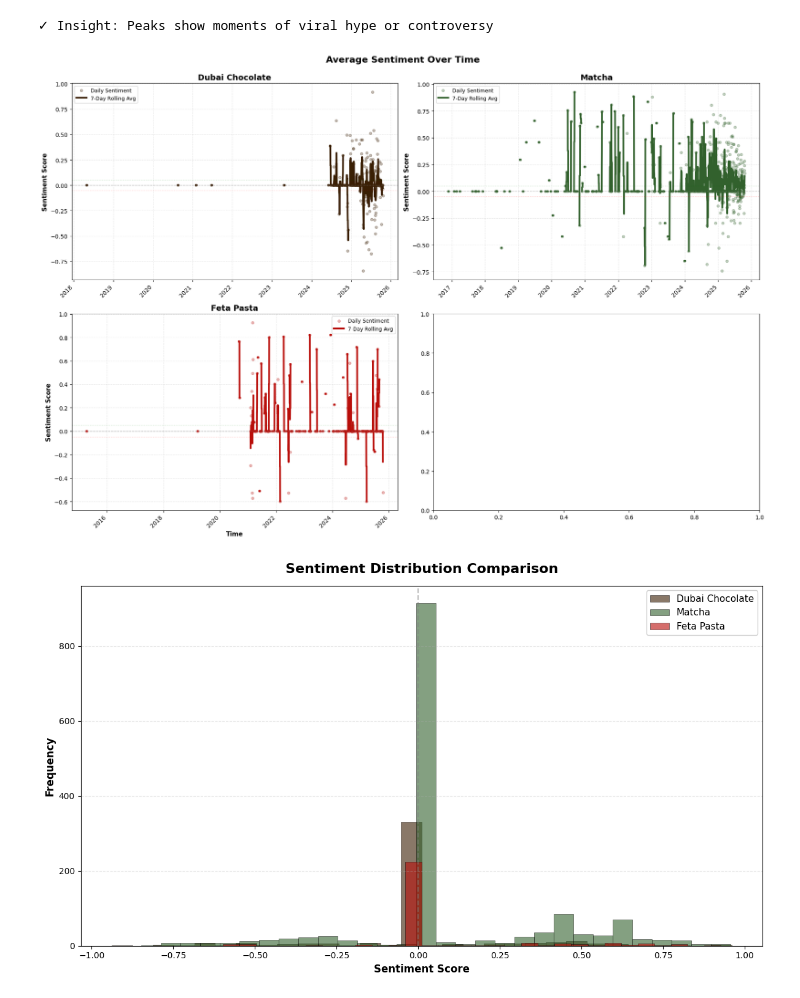
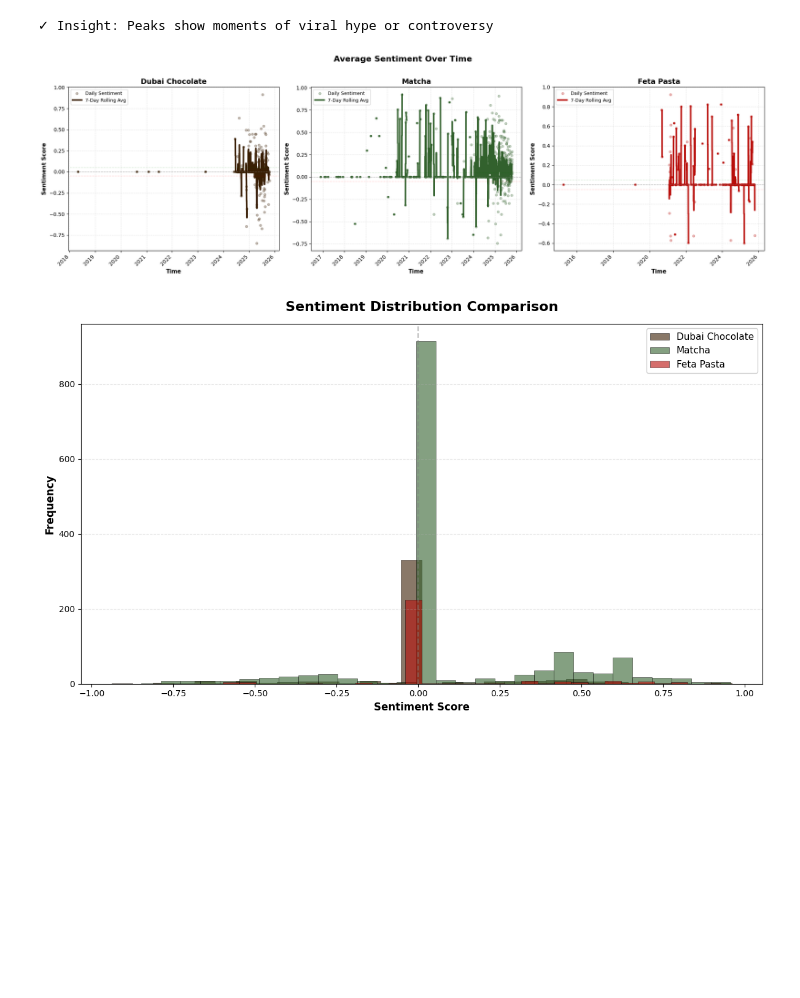
Before and after one commit to kzumreen/FoodTrendsPrediction, a Jupyter notebook: Reddit_Access.ipynb, the cells around one changed output. Cells and saved outputs as stored; diff of their text form; code cells hidden in the pictures; blank space fills up the shorter version.

```diff
--- a/Reddit_Access.ipynb
+++ b/Reddit_Access.ipynb
@@ -681,21 +676,16 @@ plot_normalized_trends(df)
 [figure]
 # %%
 def plot_engagement_quality(df, trend_id='matcha'):
-    """
-    Shows how engagement quality changes as trend evolves
-    """
     trend_df = df[df['Trend_ID'] == trend_id].copy()
 
     if len(trend_df) < 10:
         print(f"Not enough data for {trend_id}: only {len(trend_df)} posts")
         return
 
-    # Calculate engagement ratio
     trend_df['engagement_ratio'] = (
         trend_df['num_comments'] / (trend_df['score'] + 1)
     )
 
-    # Weekly aggregation
     weekly_engagement = (trend_df.set_index('Date')
                         .resample('W')
                         .agg({
@@ -705,40 +695,45 @@ def plot_engagement_quality(df, trend_id='matcha'):
                         })
                         .reset_index())
 
+    TREND_COLORS = {
+        'matcha': '#0D2818',
+        'dubai-chocolate': '#3A1F04',
+        'feta-pasta': '#B90E0A'
+    }
+
+    main_color = TREND_COLORS.get(trend_id, '#2E86AB')
+
     fig, (ax1, ax2) = plt.subplots(2, 1, figsize=(16, 10), sharex=True)
 
-    # Top plot: Average score and comments
     ax1_twin = ax1.twinx()
 
     line1 = ax1.plot(weekly_engagement['Date'],
                      weekly_engagement['score'],
-                     color='#2E86AB', linewidth=2.5, label='Avg Score',
+                     color=main_color, linewidth=2.5, label='Avg Score',
                      marker='o', markersize=5)
     line2 = ax1_twin.plot(weekly_engagement['Date'],
                           weekly_engagement['num_comments'],
                           color='#A23B72', linewidth=2.5, label='Avg Comments',
                           marker='s', markersize=5)
 
-    ax1.set_ylabel('Average Score', color='#2E86AB', fontsize=12, fontweight='bold')
+    ax1.set_ylabel('Average Score', color=main_color, fontsize=12, fontweight='bold')
     ax1_twin.set_ylabel('Average Comments', color='#A23B72', fontsize=12, fontweight='bold')
-    ax1.tick_params(axis='y', labelcolor='#2E86AB')
+    ax1.tick_params(axis='y', labelcolor=main_color)
     ax1_twin.tick_params(axis='y', labelcolor='#A23B72')
     ax1.set_title(f'Engagement Metrics: {trend_id.replace("-", " ").title()}',
                   fontsize=15, fontweight='bold', pad=15)
     ax1.grid(True, alpha=0.3, linestyle='--')
 
-    # Combine legends
     lines = line1 + line2
     labels = [l.get_label() for l in lines]
     ax1.legend(lines, labels, loc='upper left', fontsize=11, framealpha=0.9)
 
-    # Bottom plot: Engagement ratio
     ax2.plot(weekly_engagement['Date'],
              weekly_engagement['engagement_ratio'],
-             color='#F18F01', linewidth=2.5, marker='o', markersize=5)
+             color=main_color, linewidth=2.5, marker='o', markersize=5)
     ax2.fill_between(weekly_engagement['Date'],
                      weekly_engagement['engagement_ratio'],
-                     alpha=0.3, color='#F18F01')
+                     alpha=0.3, color=main_color)
     ax2.set_xlabel('Time', fontsize=12, fontweight='bold')
     ax2.set_ylabel('Comments per Upvote', fontsize=12, fontweight='bold')
     ax2.set_title('Discussion Intensity (Higher = More Discussion per Interest)',
@@ -749,8 +744,7 @@ def plot_engagement_quality(df, trend_id='matcha'):
     plt.tight_layout()
     plt.show()
 
-# Run for each major trend
-for trend in ['matcha', 'dubai-chocolate', 'airfryer', 'feta-pasta']:
+for trend in ['matcha', 'dubai-chocolate', 'feta-pasta']:
     if len(df[df['Trend_ID'] == trend]) >= 10:
         plot_engagement_quality(df, trend)
 # %% [output]
@@ -911,8 +904,7 @@ def plot_sentiment_over_time(df_trends):
     """
     Measure how user sentiment changes over time
     """
-    fig, axes = plt.subplots(2, 2, figsize=(18, 12))
-    axes = axes.flatten()
+    fig, axes = plt.subplots(1, 3, figsize=(20, 6))
 
     for idx, trend in enumerate(trends_to_analyze):
         trend_df = df_trends[df_trends['Trend_ID'] == trend].copy()
@@ -923,54 +915,47 @@ def plot_sentiment_over_time(df_trends):
             axes[idx].set_title(trend.replace('-', ' ').title())
             continue
 
-        # Daily sentiment average
         daily_sentiment = (trend_df.set_index('Date')
                           .resample('D')['sentiment_score']
                           .mean()
                           .reset_index())
 
-        # Calculate 7-day rolling average
         daily_sentiment['rolling_avg'] = daily_sentiment['sentiment_score'].rolling(
             window=7, min_periods=1
         ).mean()
 
-        # Plot raw sentiment (light)
         axes[idx].scatter(daily_sentiment['Date'],
                          daily_sentiment['sentiment_score'],
                          alpha=0.3, s=20, color=CUSTOM_COLORS[trend],
                          label='Daily Sentiment')
 
-        # Plot rolling average (bold)
         axes[idx].plot(daily_sentiment['Date'],
                       daily_sentiment['rolling_avg'],
                       color=CUSTOM_COLORS[trend],
                       linewidth=3,
                       label='7-Day Rolling Avg')
 
-        # Add reference lines
         axes[idx].axhline(y=0, color='gray', linestyle='--', linewidth=1, alpha=0.5)
         axes[idx].axhline(y=0.05, color='green', linestyle=':', linewidth=1, alpha=0.3)
         axes[idx].axhline(y=-0.05, color='red', linestyle=':', linewidth=1, alpha=0.3)
 
         axes[idx].set_title(trend.replace('-', ' ').title(),
                            fontsize=14, fontweight='bold')
         axes[idx].set_ylabel('Sentiment Score', fontsize=11, fontweight='bold')
+        axes[idx].set_xlabel('Time', fontsize=11, fontweight='bold')
         axes[idx].grid(True, alpha=0.3, linestyle='--')
         axes[idx].legend(fontsize=9)
-
-        if idx >= 2:
-            axes[idx].set_xlabel('Time', fontsize=11, fontweight='bold')
 
         plt.setp(axes[idx].xaxis.get_majorticklabels(), rotation=45, ha='right')
 
     fig.suptitle('Average Sentiment Over Time',
-                 fontsize=16, fontweight='bold', y=0.995)
+                 fontsize=16, fontweight='bold', y=1.02)
     plt.tight_layout()
     plt.show()
 
 plot_sentiment_over_time(df_trends)
 # %% [output]
-[figure, old version]
+[figure, new version]
 # %%
 def plot_sentiment_distribution(df_trends):
     """
```
Also changed, not shown: parts of 12 cells of this notebook.
